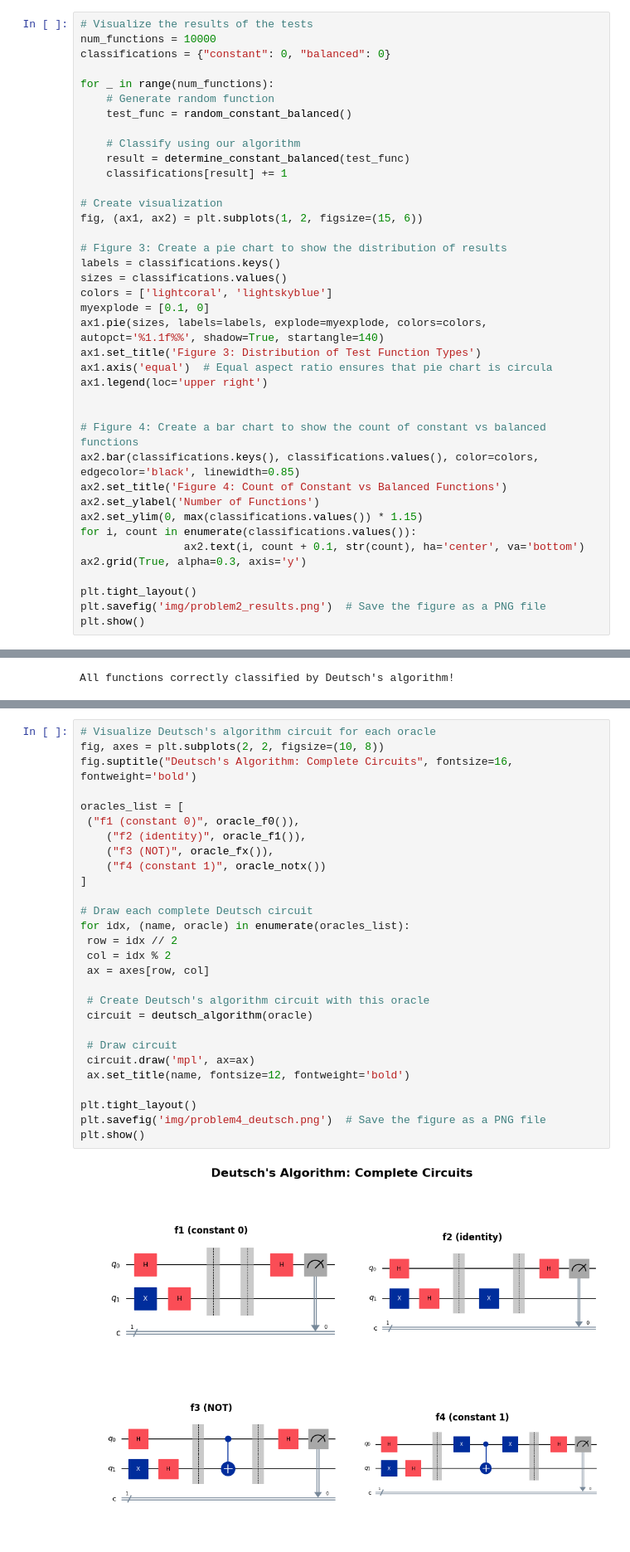
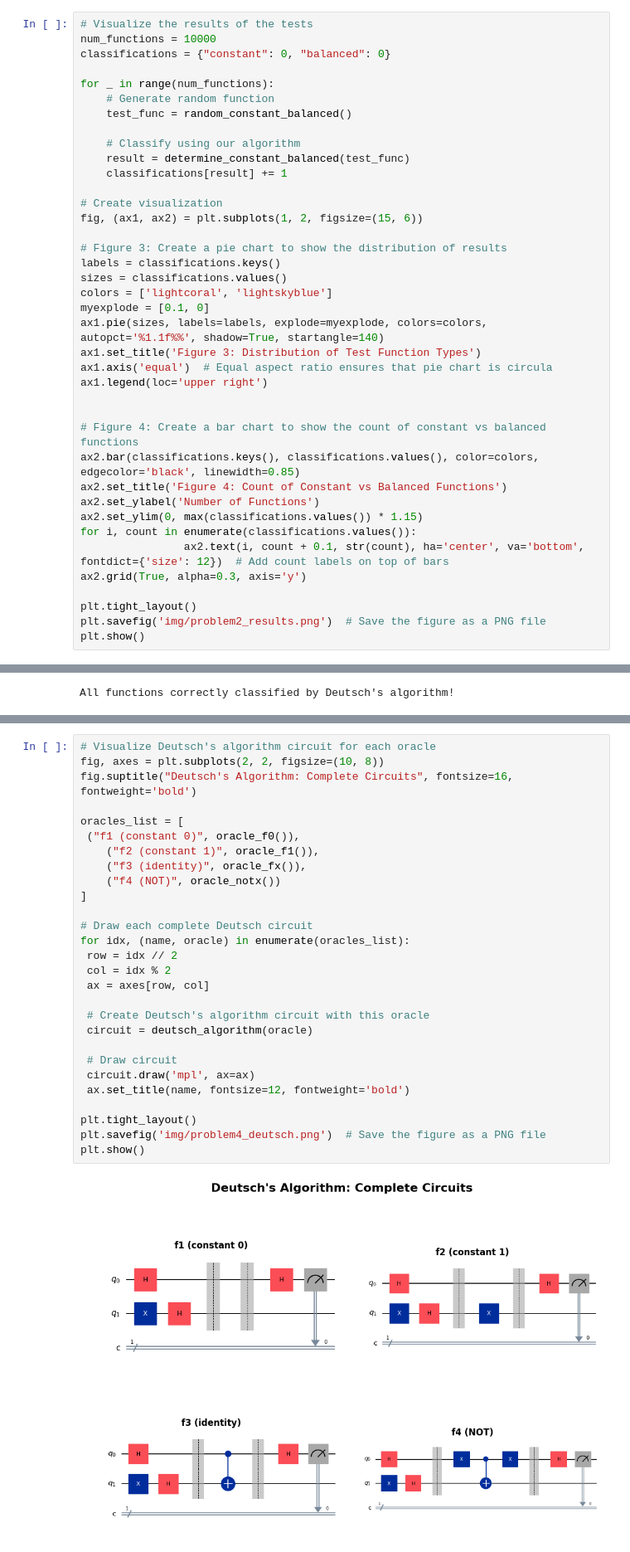
Before and after one commit to tomaspettit2506/ET-G00419414, a Jupyter notebook: problems.ipynb, the cells around one changed output, grey strips where cells are left out. Shown at 83% size. Saved outputs shown, nothing was run; the diff lists cells and outputs as text.

```diff
--- a/problems.ipynb
+++ b/problems.ipynb
@@ -459,7 +451,7 @@ ax2.set_title('Figure 4: Count of Constant vs Balanced Functions')
 ax2.set_ylabel('Number of Functions')
 ax2.set_ylim(0, max(classifications.values()) * 1.15)
 for i, count in enumerate(classifications.values()):
-				ax2.text(i, count + 0.1, str(count), ha='center', va='bottom')
+				ax2.text(i, count + 0.1, str(count), ha='center', va='bottom', fontdict={'size': 12})  # Add count labels on top of bars
 ax2.grid(True, alpha=0.3, axis='y')
 
 plt.tight_layout()
@@ -1088,33 +1039,33 @@ The key insight is that the oracle is queried while qubits are in superposition
 # %%
 # Visualize Deutsch's algorithm circuit for each oracle
 fig, axes = plt.subplots(2, 2, figsize=(10, 8))
 fig.suptitle("Deutsch's Algorithm: Complete Circuits", fontsize=16, fontweight='bold')
 
 oracles_list = [
  ("f1 (constant 0)", oracle_f0()),
-	("f2 (identity)", oracle_f1()),
-	("f3 (NOT)", oracle_fx()),
-	("f4 (constant 1)", oracle_notx())
+	("f2 (constant 1)", oracle_f1()),
+	("f3 (identity)", oracle_fx()),
+	("f4 (NOT)", oracle_notx())
 ]
 
 # Draw each complete Deutsch circuit
 for idx, (name, oracle) in enumerate(oracles_list):
  row = idx // 2
  col = idx % 2
  ax = axes[row, col]
 
  # Create Deutsch's algorithm circuit with this oracle
  circuit = deutsch_algorithm(oracle)
 
  # Draw circuit
  circuit.draw('mpl', ax=ax)
  ax.set_title(name, fontsize=12, fontweight='bold')
 
 plt.tight_layout()
 plt.savefig('img/problem4_deutsch.png')  # Save the figure as a PNG file
 plt.show()
 # %% [output]
-[figure, old version]
+[figure, new version]
 # %%
 # Create a DataFrame for measurement probabilities
 probability_data = {
```
Also changed, not shown: parts of 30 cells of this notebook, 4 other files.
